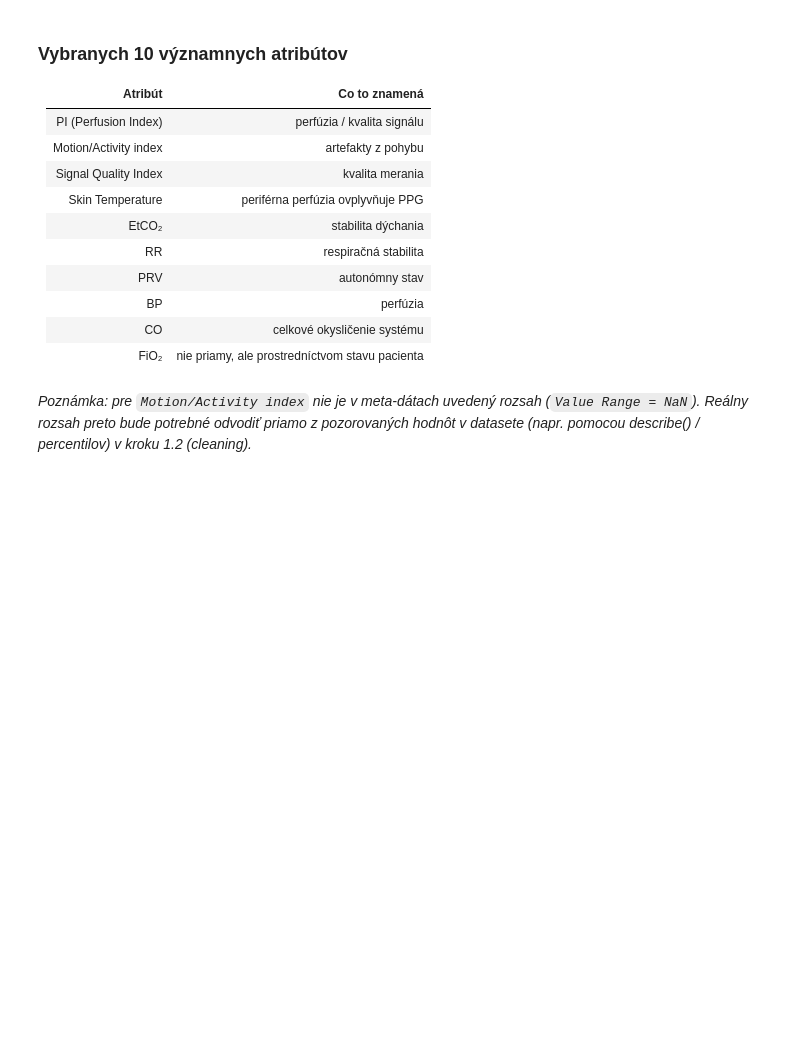
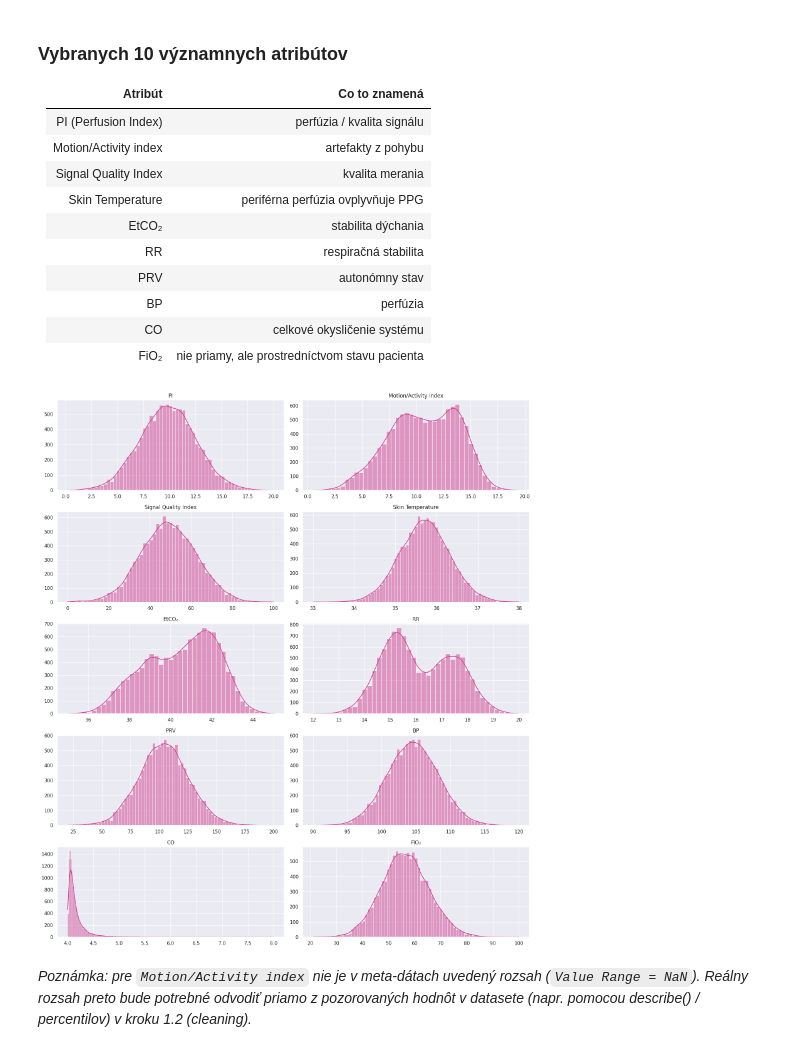
Before and after one commit to johannatilesova/IAU-project, a Jupyter notebook: phase1_TilesovaPecenka.ipynb, the cells around one changed output. Saved outputs shown, nothing was run; the diff lists cells and outputs as text; code cells hidden in the pictures; blank space fills up the shorter version.

```diff
--- a/part1.ipynb
+++ b/phase1_TilesovaPecenka.ipynb
@@ -555,6 +557,23 @@ len nepriamy alebo minimálny vplyv.
 | BP                    | perfúzia                                       |
 | CO                    | celkové okysličenie systému                    |
 | FiO₂                  | nie priamy, ale prostredníctvom stavu pacienta |
+# %%
+top10 = ["PI", "Motion/Activity index", "Signal Quality Index", "Skin Temperature",
+         "EtCO₂", "RR", "PRV", "BP", "CO", "FiO₂"]
+
+fig, axes = plt.subplots(5, 2, figsize=(16, 18))
+axes = axes.flatten()
+
+for ax, col in zip(axes, top10):
+    sns.histplot(df_observation[col], kde=True, ax=ax)
+    ax.set_title(col)
+    ax.set_xlabel("")
+    ax.set_ylabel("")
+
+plt.tight_layout()
+plt.show()
+# %% [output]
+[figure, added]
 # %%
 REF_TOP10 = {
     "PI": (0.2, 20),                    # Perfusion Index – kľúčový, priamo ovplyvňuje možnosť merania
```
Also changed, not shown: parts of 2 cells of this notebook.
